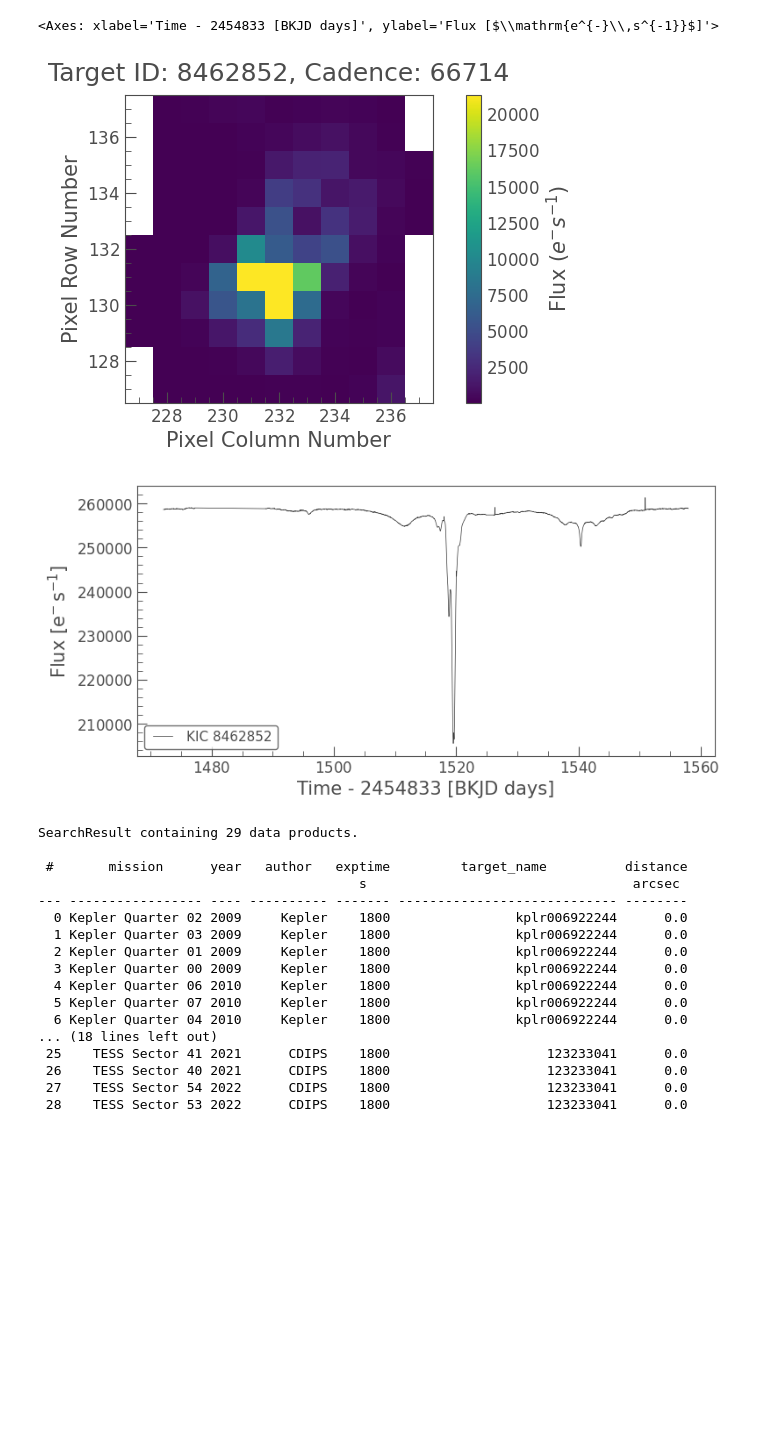
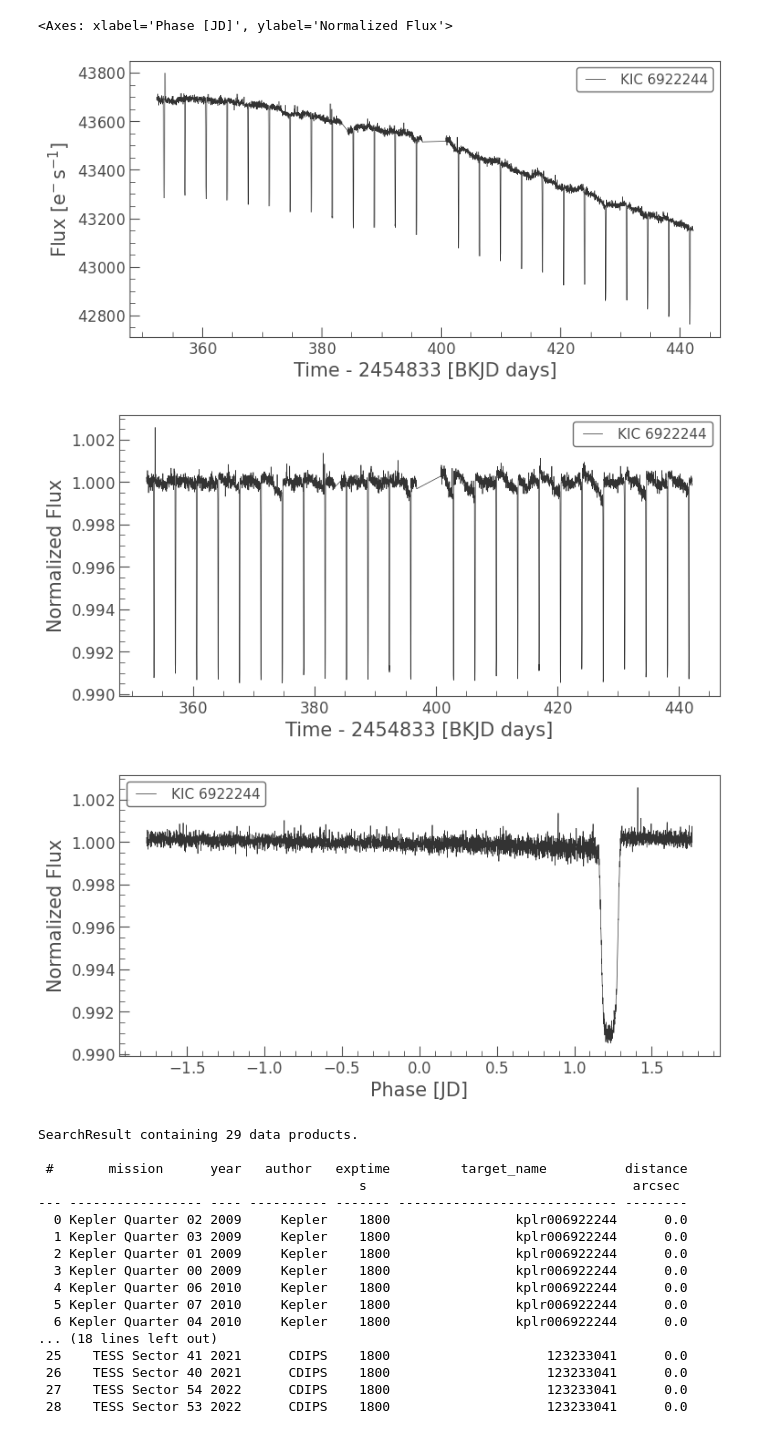
Before and after one commit to khadijaraza/spisproject, a Jupyter notebook: Data_Set_Exploration.ipynb, the cells around one changed output. Drawn from its saved outputs; the diff is of its cells as text; code cells hidden in the pictures; blank space fills up the shorter version.

Commit message:
Experimenting more with different targets as parameters for the search_lightcurve function + plotting light curves

```diff
--- a/Data_Set_Exploration.ipynb
+++ b/Data_Set_Exploration.ipynb
@@ -26,13 +30,19 @@ import numpy as np
-# %%
-pixelfile = lk.search_targetpixelfile("KIC 8462852", quarter=16).download();
-
-pixelfile.plot(frame=1);
-
-lc = pixelfile.to_lightcurve(aperture_mask='all');
-lc.flux
-lc.plot()
-# %% [output]
-<Axes: xlabel='Time - 2454833 [BKJD days]', ylabel='Flux [$\\mathrm{e^{-}\\,s^{-1}}$]'>
-[figure, removed]
-[figure, removed]
+# %%
+pixelfile = lk.search_targetpixelfile("KIC 6922244", author = "Kepler", cadence="long", quarter=4).download(); #downloads pixel img
+#pixelfile.plot(frame=1); #displays pixel img
+
+lc = pixelfile.to_lightcurve(aperture_mask = pixelfile.pipeline_mask); # sums values of relevant pixels (pipeline_mask), converts to light curve
+lc.flux # gets numerical values for brightness
+lc.plot()
+
+flat_lc = lc.flatten(window_length = 401) #flattens curve
+flat_lc.plot()
+
+one_lc = flat_lc.fold(period = 3.5225) #getting one period, or one dip
+one_lc.plot()
+# %% [output]
+<Axes: xlabel='Phase [JD]', ylabel='Normalized Flux'>
+[figure, added]
+[figure, added]
+[figure, added]
 # %%
```
Also changed, not shown: parts of 5 cells of this notebook.
